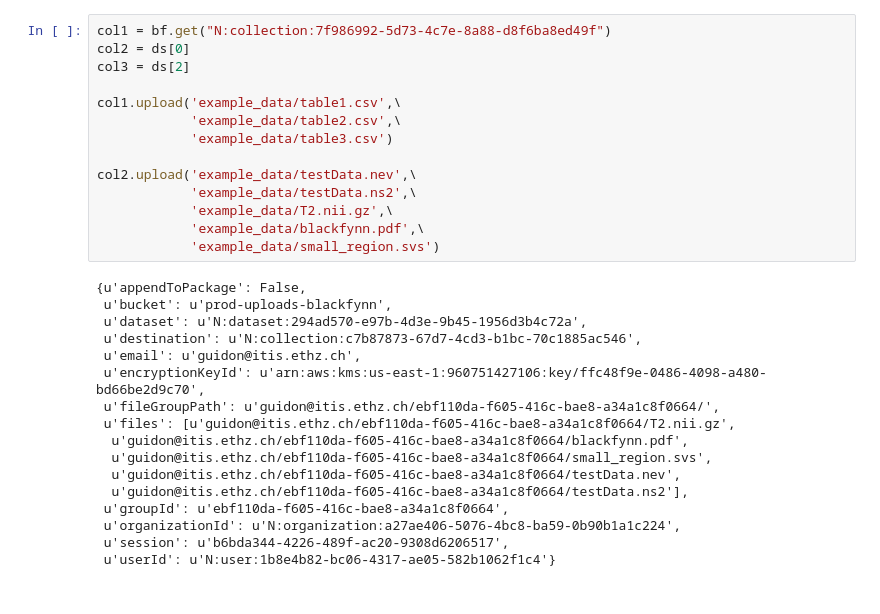
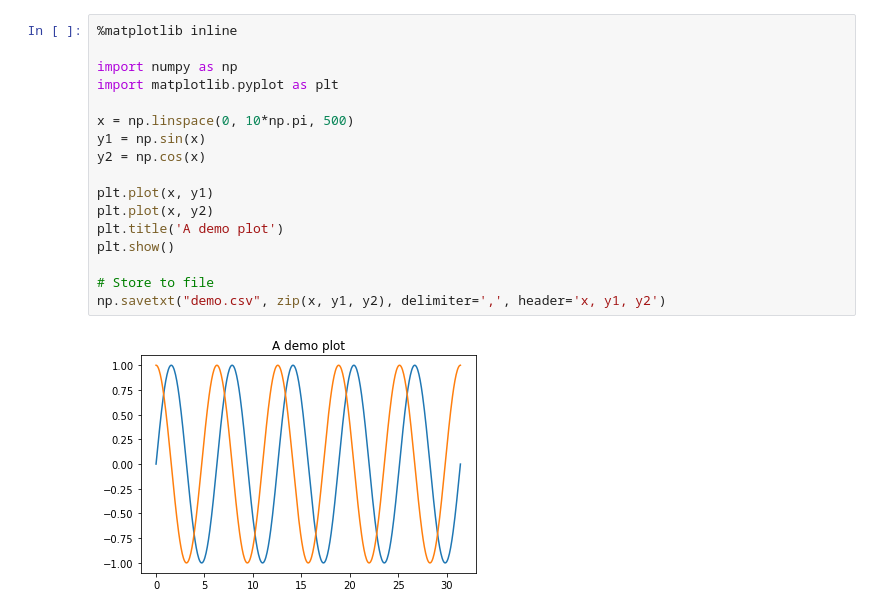
Before and after one commit to ITISFoundation/osparc-lab, a Jupyter notebook: demos/workflow/dat-core/Blackfynn.ipynb, the cells around one changed output. Cells and saved outputs as stored; diff of their text form.

```diff
--- a/demos/workflow/dat-core/Blackfynn.ipynb
+++ b/demos/workflow/dat-core/Blackfynn.ipynb
@@ -54,31 +32,19 @@ Contetns for Practice Dataset
-# %%
-col1 = bf.get("N:collection:7f986992-5d73-4c7e-8a88-d8f6ba8ed49f")
-col2 = ds[0]
-col3 = ds[2]
-
-col1.upload('example_data/table1.csv',\
-            'example_data/table2.csv',\
-            'example_data/table3.csv')
-
-col2.upload('example_data/testData.nev',\
-            'example_data/testData.ns2',\
-            'example_data/T2.nii.gz',\
-            'example_data/blackfynn.pdf',\
-            'example_data/small_region.svs')
-# %% [output]
-{u'appendToPackage': False,
- u'bucket': u'prod-uploads-blackfynn',
- u'dataset': u'N:dataset:294ad570-e97b-4d3e-9b45-1956d3b4c72a',
- u'destination': u'N:collection:c7b87873-67d7-4cd3-b1bc-70c1885ac546',
- u'email': u'guidon@itis.ethz.ch',
- u'encryptionKeyId': u'arn:aws:kms:us-east-1:960751427106:key/ffc48f9e-0486-4098-a480-bd66be2d9c70',
- u'fileGroupPath': u'guidon@itis.ethz.ch/ebf110da-f605-416c-bae8-a34a1c8f0664/',
- u'files': [u'guidon@itis.ethz.ch/ebf110da-f605-416c-bae8-a34a1c8f0664/T2.nii.gz',
-  u'guidon@itis.ethz.ch/ebf110da-f605-416c-bae8-a34a1c8f0664/blackfynn.pdf',
-  u'guidon@itis.ethz.ch/ebf110da-f605-416c-bae8-a34a1c8f0664/small_region.svs',
-  u'guidon@itis.ethz.ch/ebf110da-f605-416c-bae8-a34a1c8f0664/testData.nev',
-  u'guidon@itis.ethz.ch/ebf110da-f605-416c-bae8-a34a1c8f0664/testData.ns2'],
- u'groupId': u'ebf110da-f605-416c-bae8-a34a1c8f0664',
- u'organizationId': u'N:organization:a27ae406-5076-4bc8-ba59-0b90b1a1c224',
- u'session': u'b6bda344-4226-489f-ac20-9308d6206517',
- u'userId': u'N:user:1b8e4b82-bc06-4317-ae05-582b1062f1c4'}
+# %%
+%matplotlib inline
+
+import numpy as np
+import matplotlib.pyplot as plt
+
+x = np.linspace(0, 10*np.pi, 500)
+y1 = np.sin(x)
+y2 = np.cos(x)
+
+plt.plot(x, y1)
+plt.plot(x, y2)
+plt.title('A demo plot')
+plt.show()
+
+# Store to file
+np.savetxt("demo.csv", zip(x, y1, y2), delimiter=',', header='x, y1, y2')
+# %% [output]
+[figure, added]
```
Also changed, not shown: parts of 12 cells of this notebook.
